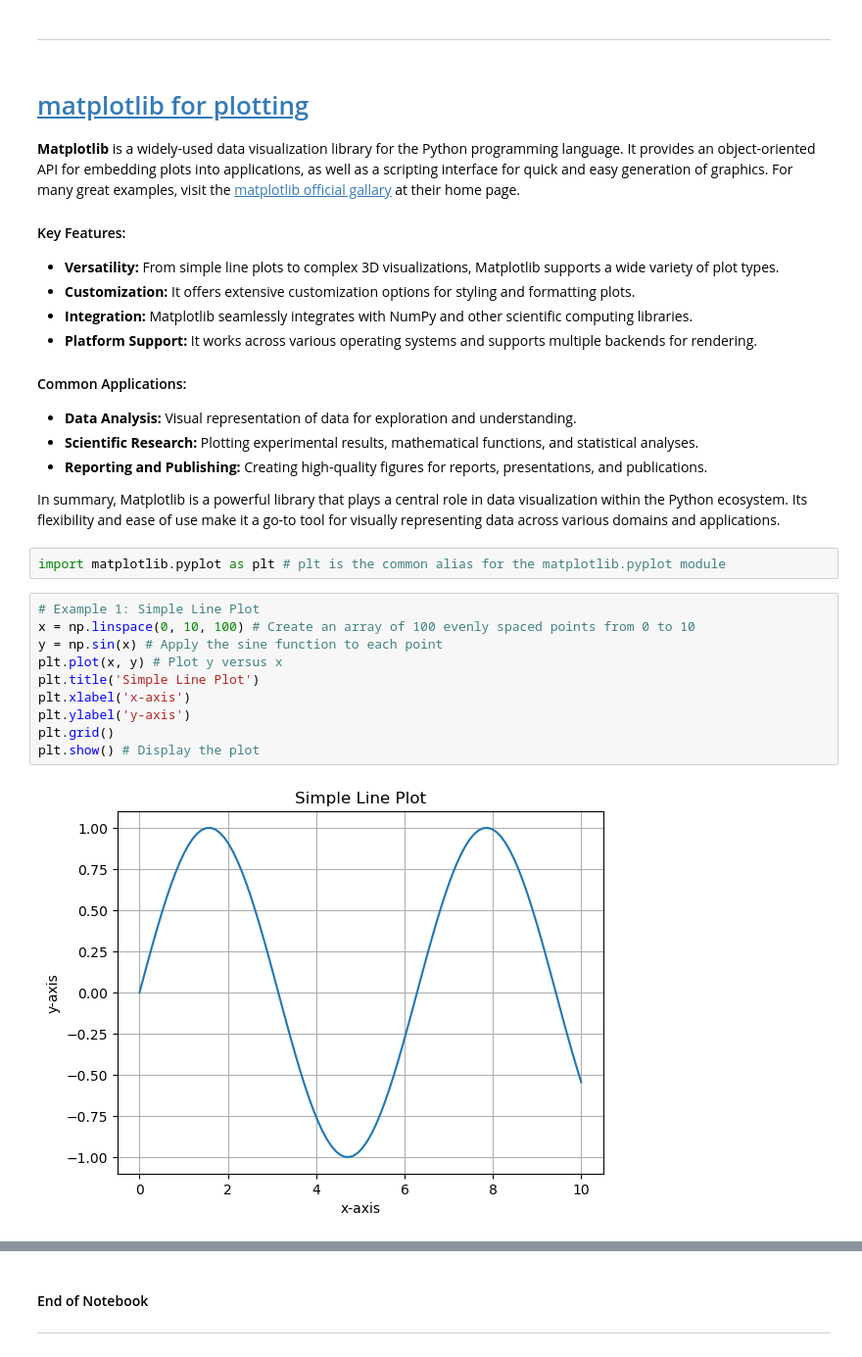
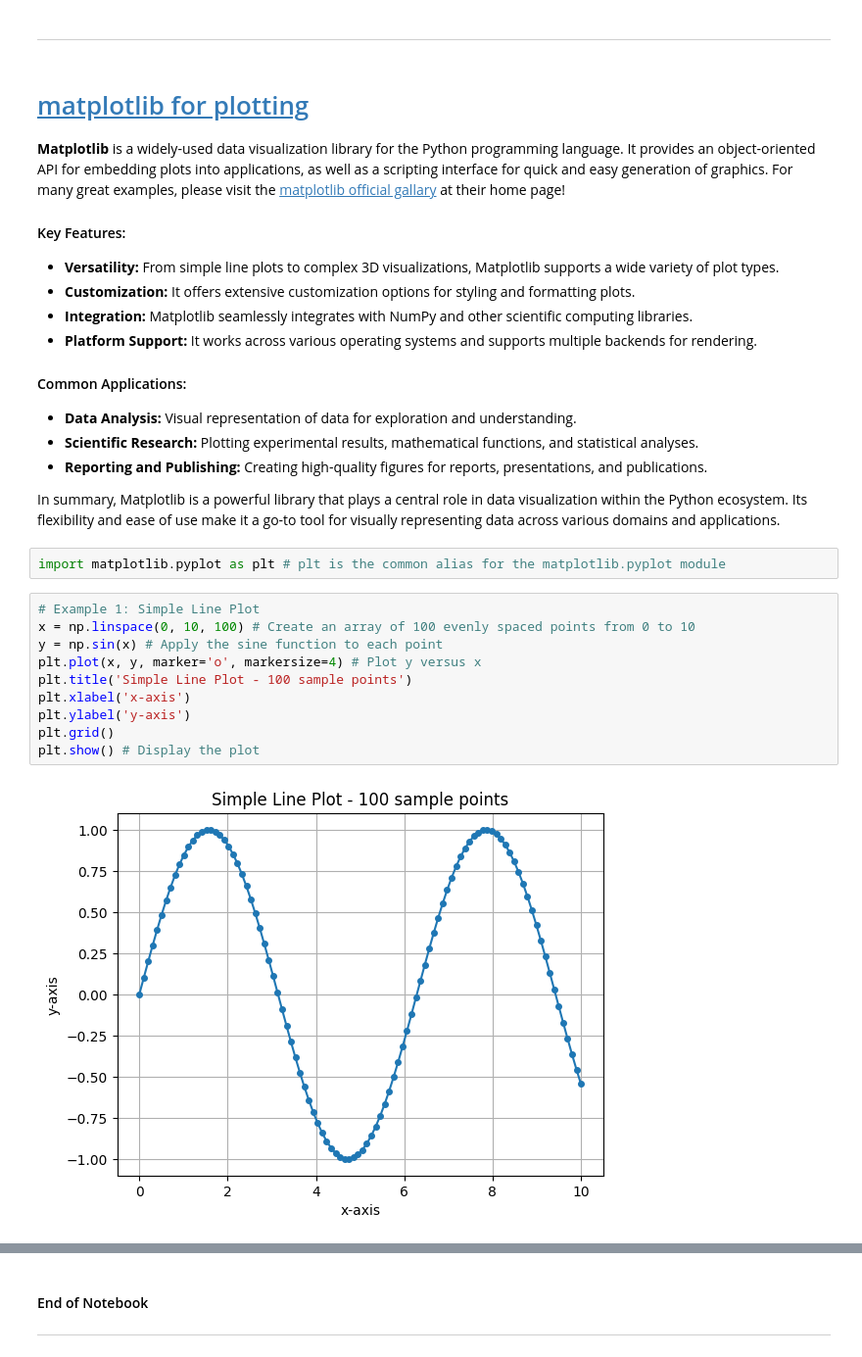
Before and after one commit to sambeets/EPE2316-Power-System-Planning, a Jupyter notebook: DigiLab/1 - Python Fundamentals Part 1/Digital Lab 1 - Python Fundamentals Part 1.ipynb, the cells around one changed output, grey strips where cells are left out. Shown at 98% size. Saved outputs shown, nothing was run; the diff lists cells and outputs as text.

```diff
--- a/DigiLab/1 - Python Fundamentals Part 1/Digital Lab 1 - Python Fundamentals Part 1.ipynb
+++ b/DigiLab/1 - Python Fundamentals Part 1/Digital Lab 1 - Python Fundamentals Part 1.ipynb
@@ -611,9 +665,9 @@ Modified 1D array: [10 20 30 99 50]
 # %% [markdown]
 ---
 # %% [markdown]
-# [matplotlib for plotting](#matplotlib)
+# [matplotlib for plotting](#matplotlib-for-plotting)
 
-**Matplotlib** is a widely-used data visualization library for the Python programming language. It provides an object-oriented API for embedding plots into applications, as well as a scripting interface for quick and easy generation of graphics. For many great examples, visit the [matplotlib official gallary](https://matplotlib.org/stable/gallery/index.html) at their home page.
+**Matplotlib** is a widely-used data visualization library for the Python programming language. It provides an object-oriented API for embedding plots into applications, as well as a scripting interface for quick and easy generation of graphics. For many great examples, please visit the [matplotlib official gallary](https://matplotlib.org/stable/gallery/index.html) at their home page!
 
 #### Key Features:
 - **Versatility:** From simple line plots to complex 3D visualizations, Matplotlib supports a wide variety of plot types.
@@ -632,15 +686,15 @@ import matplotlib.pyplot as plt # plt is the common alias for the matplotlib.pyp
 # %%
 # Example 1: Simple Line Plot
 x = np.linspace(0, 10, 100) # Create an array of 100 evenly spaced points from 0 to 10
 y = np.sin(x) # Apply the sine function to each point
-plt.plot(x, y) # Plot y versus x
-plt.title('Simple Line Plot')
+plt.plot(x, y, marker='o', markersize=4) # Plot y versus x
+plt.title('Simple Line Plot - 100 sample points')
 plt.xlabel('x-axis')
 plt.ylabel('y-axis')
 plt.grid()
 plt.show() # Display the plot
 # %% [output]
-[figure, old version]
+[figure, new version]
 # %%
 # Example 2: Multiple Lines with Legends
 y2 = np.cos(x)
```
Also changed, not shown: parts of 22 cells of this notebook, 3 other files.
